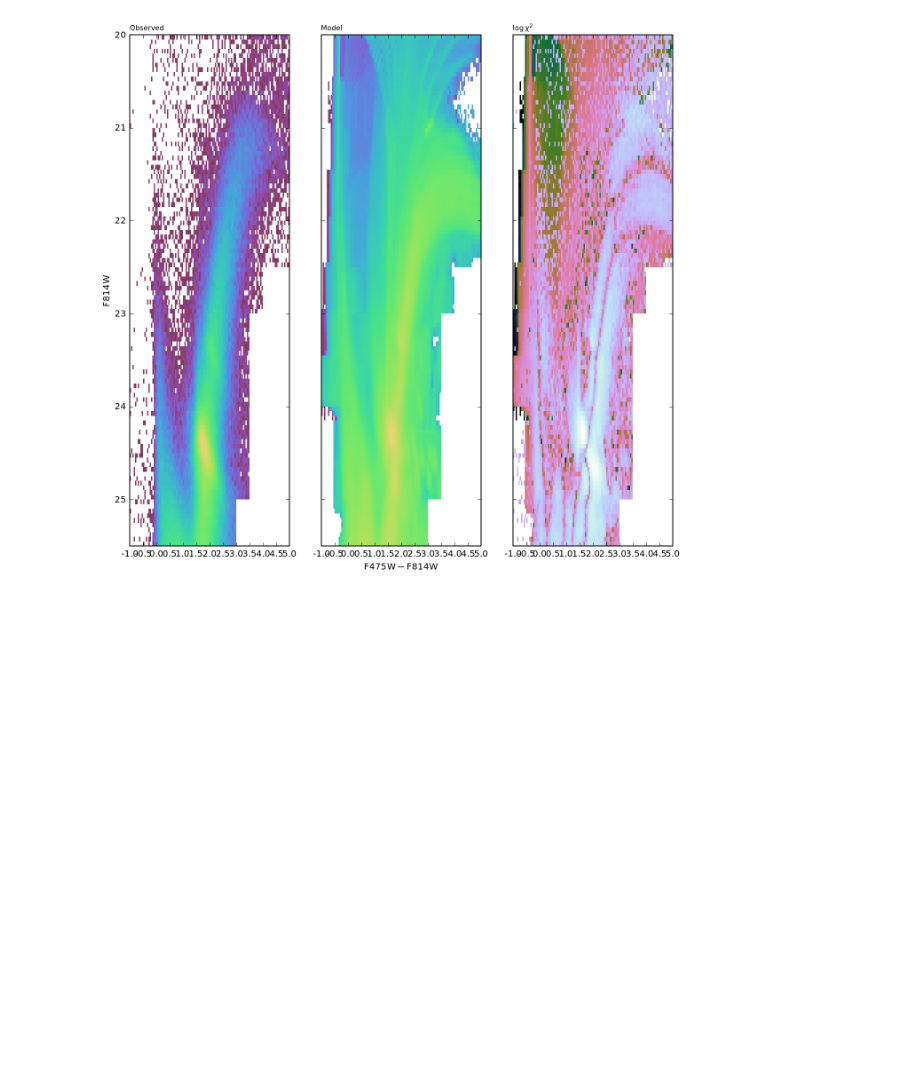
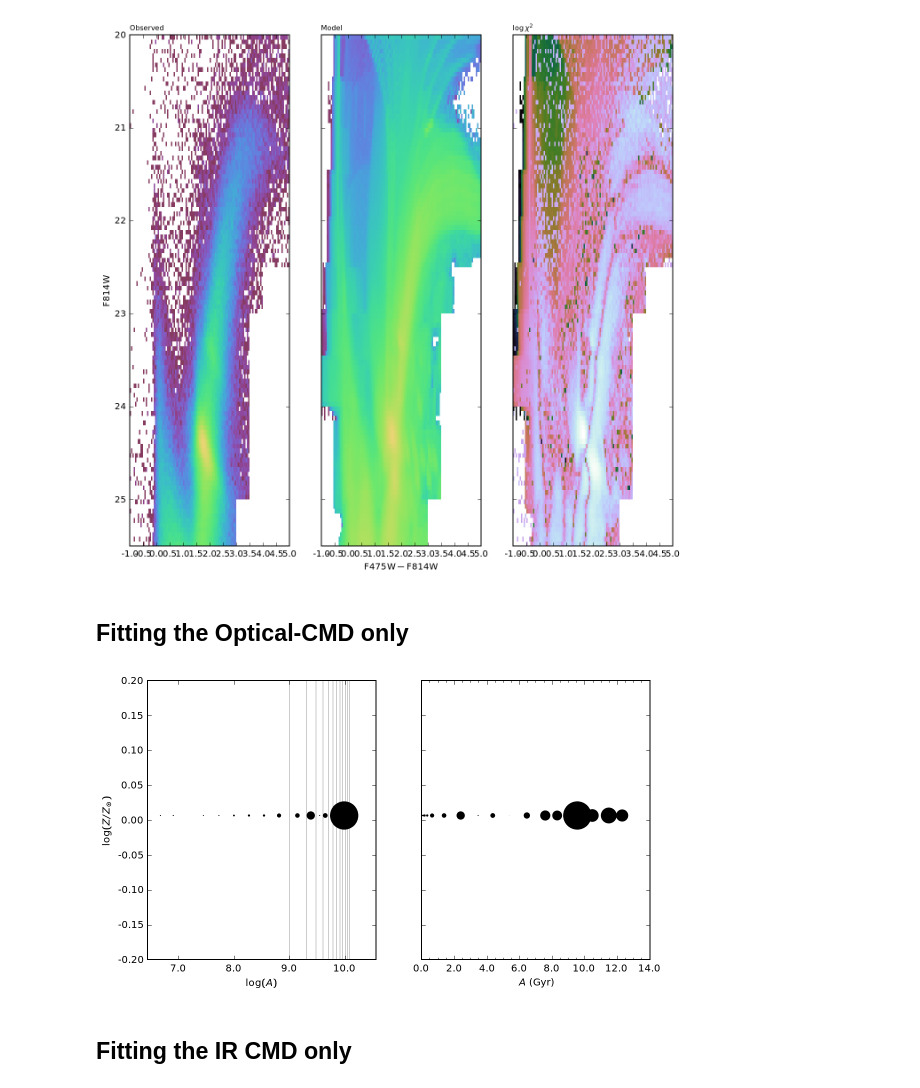
Before and after one commit to jonathansick/androcmd, a Jupyter notebook: notebooks/Brick23_OIR.ipynb, the cells around one changed output. Saved outputs shown, nothing was run; the diff lists cells and outputs as text; code cells hidden in the pictures; blank space fills up the shorter version.

Commit message:
Optical and NIR fits in B23

```diff
--- a/notebooks/Brick23_OIR.ipynb
+++ b/notebooks/Brick23_OIR.ipynb
@@ -348,3 +348,42 @@ ax_chi_opt.text(0.0, 1.01, r"$\log \chi^2$", transform=ax_chi_opt.transAxes, siz
 fig.show()
 # %% [output]
 [figure]
+# %% [markdown]
+## Fitting the Optical-CMD only
+# %%
+if not os.path.exists(os.path.join(STARFISH, fit_opt_dir)):
+    os.makedirs(os.path.join(STARFISH, fit_opt_dir))
+data_opt_root = os.path.join(fit_opt_dir, "b23.")
+full_data_opt_opt_path = os.path.join(STARFISH, '{0}f475f814'.format(data_opt_root))
+if not os.path.exists(full_data_opt_opt_path):
+    phot_dtype = np.dtype([('x', np.float), ('y', np.float)])
+    photdata = np.empty(len(brick_table), dtype=phot_dtype)
+    photdata['x'][:] = brick_table['f475w_vega'] - brick_table['f814w_vega']
+    photdata['y'][:] = brick_table['f814w_vega']
+    np.savetxt(full_data_opt_opt_path, photdata, delimiter=' ', fmt='%.4f')
+sfh_opt = SFH(data_opt_root, synth, fit_opt_dir, planes=opt_planes)
+if not os.path.exists(sfh_opt.full_outfile_path):
+    sfh_opt.run_sfh()
+sfh_opt_table = sfh_opt.solution_table()
+
+fig = plt.figure(figsize=(9, 5))
+ax_log = fig.add_subplot(121)
+ax_lin = fig.add_subplot(122)
+
+cp = SFHCirclePlot(sfh_opt_table)
+cp.plot_in_ax(ax_log, max_area=800)
+for logage in np.log10(np.arange(1, 13, 1) * 1e9):
+    ax_log.axvline(logage, c='0.8', zorder=-1)
+ax_log.set_ylim(-0.2, 0.2)
+
+cp = LinearSFHCirclePlot(sfh_opt_table)
+cp.plot_in_ax(ax_lin, max_area=800)
+for tl in ax_lin.get_ymajorticklabels():
+    tl.set_visible(False)
+ax_lin.set_ylabel("")
+ax_lin.set_ylim(-0.2, 0.2)
+fig.show()
+# %% [output]
+[figure, added]
+# %% [markdown]
+## Fitting the IR CMD only
```
Also changed, not shown: parts of 2 cells of this notebook.
